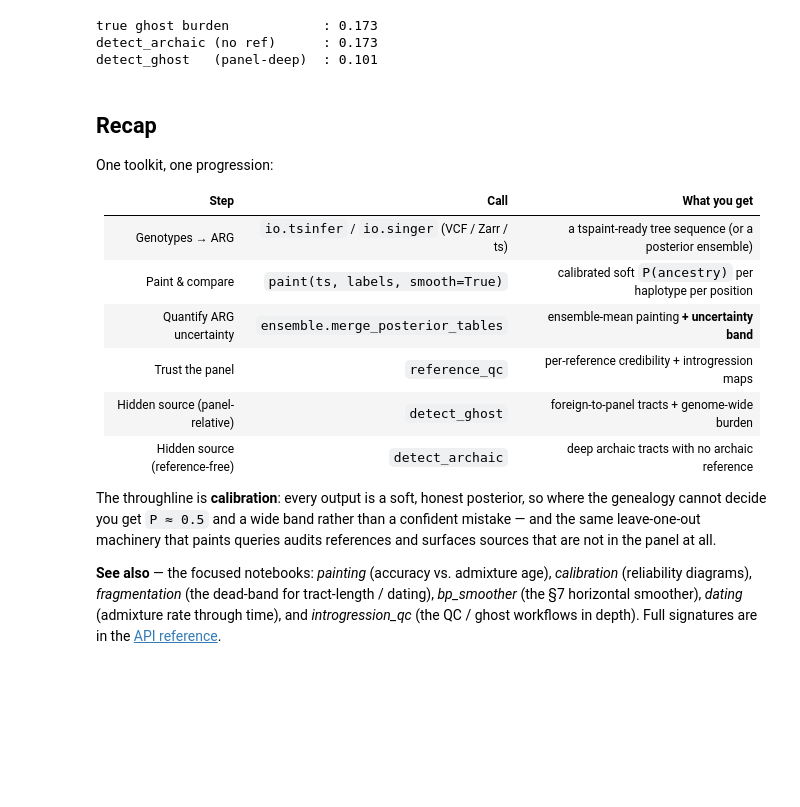
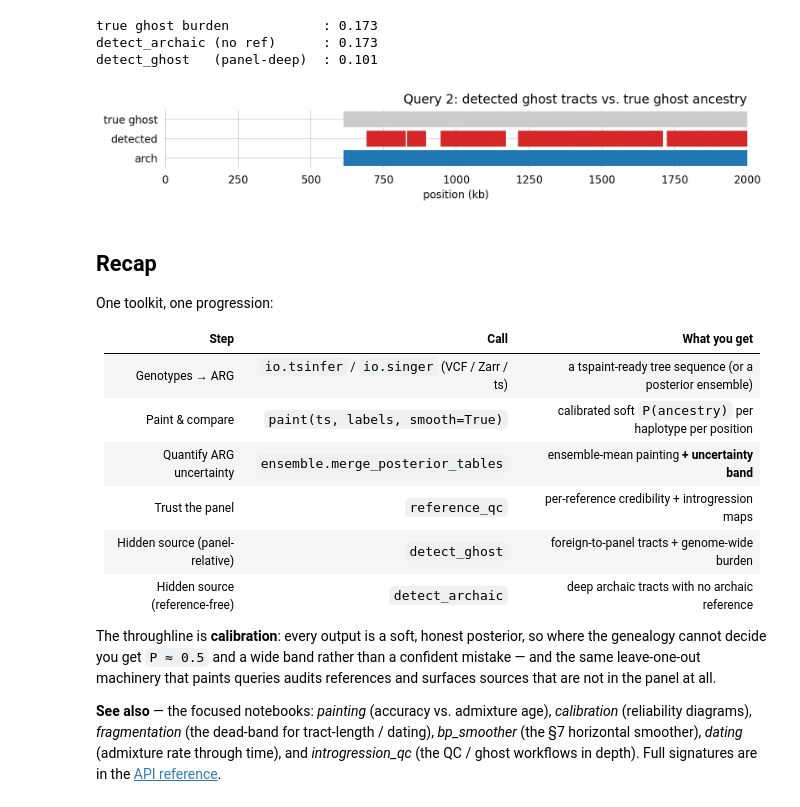
Before and after one commit to munch-group/tspaint, a Jupyter notebook: docs/notebooks/showcase.ipynb, the cells around one changed output. Saved outputs shown, nothing was run; the diff lists cells and outputs as text; code cells hidden in the pictures; blank space fills up the shorter version.

```diff
--- a/docs/notebooks/showcase.ipynb
+++ b/docs/notebooks/showcase.ipynb
@@ -367,6 +381,34 @@ print(f"detect_ghost   (panel-deep)  : {b_ghost:.3f}")
 true ghost burden            : 0.173
 detect_archaic (no ref)      : 0.173
 detect_ghost   (panel-deep)  : 0.101
+# %%
+truth_g, _ = tspaint.local_ancestry_truth(ts_g)
+GHOST = pid_g["GHOST"]
+# show a query with a genuine mix of ghost and non-ghost ancestry (recall *and* specificity)
+ghost_frac = lambda s: sum(r - l for (l, r, p) in truth_g[s] if p == GHOST) / ts_g.sequence_length
+x = min(q_g, key=lambda s: abs(ghost_frac(s) - 0.5))
+true_ghost = [(l, r) for (l, r, p) in truth_g[x] if p == GHOST]
+det_ghost  = gh.tracts(x)
+fig, ax = plt.subplots(figsize=(9, 1.7))
+width = 0.25
+for (l, r) in true_ghost:
+    ax.plot([l / 1e3, r / 1e3], [2.5, 2.5], lw=15, color="0.8")
+for (l, r) in det_ghost:
+    ax.plot([l / 1e3, r / 1e3], [1.5, 1.5], lw=15, color="C3")
+
+det_arch  = arch.tracts(x)
+for (l, r) in det_arch:
+    ax.plot([l / 1e3, r / 1e3], [0.5, 0.5], lw=15, color="C0")
+
+ax.set(xlim=(0, ts_g.sequence_length / 1e3),
+       ylim=(0, 3),
+       yticks=[0.5, 1.5, 2.5],
+       yticklabels=["arch", "detected", "true ghost"],
+       xlabel="position (kb)",
+       title=f"Query {x}: detected ghost tracts vs. true ghost ancestry")
+plt.tight_layout()
+# %% [output]
+[figure, added]
 # %% [markdown]
 ## Recap
 
@@ -381,13 +423,6 @@ One toolkit, one progression:
 | Hidden source (panel-relative) | `detect_ghost` | foreign-to-panel tracts + genome-wide burden |
 | Hidden source (reference-free) | `detect_archaic` | deep archaic tracts with no archaic reference |
 
-The throughline is **calibration**: every output is a soft, honest posterior, so where the
-genealogy cannot decide you get `P ≈ 0.5` and a wide band rather than a confident mistake —
-and the same leave-one-out machinery that paints queries audits references and surfaces
-sources that are not in the panel at all.
+The throughline is **calibration**: every output is a soft, honest posterior, so where the genealogy cannot decide you get `P ≈ 0.5` and a wide band rather than a confident mistake — and the same leave-one-out machinery that paints queries audits references and surfaces sources that are not in the panel at all.
 
-**See also** — the focused notebooks: *painting* (accuracy vs. admixture age), *calibration*
-(reliability diagrams), *fragmentation* (the dead-band for tract-length / dating),
-*bp_smoother* (the §7 horizontal smoother), *dating* (admixture rate through time), and
-*introgression_qc* (the QC / ghost workflows in depth). Full signatures are in the
-[API reference](../api/).
+**See also** — the focused notebooks: *painting* (accuracy vs. admixture age), *calibration* (reliability diagrams), *fragmentation* (the dead-band for tract-length / dating), *bp_smoother* (the §7 horizontal smoother), *dating* (admixture rate through time), and *introgression_qc* (the QC / ghost workflows in depth). Full signatures are in the [API reference](../api/).
```
Also changed, not shown: parts of 20 cells of this notebook, 2 other files.
